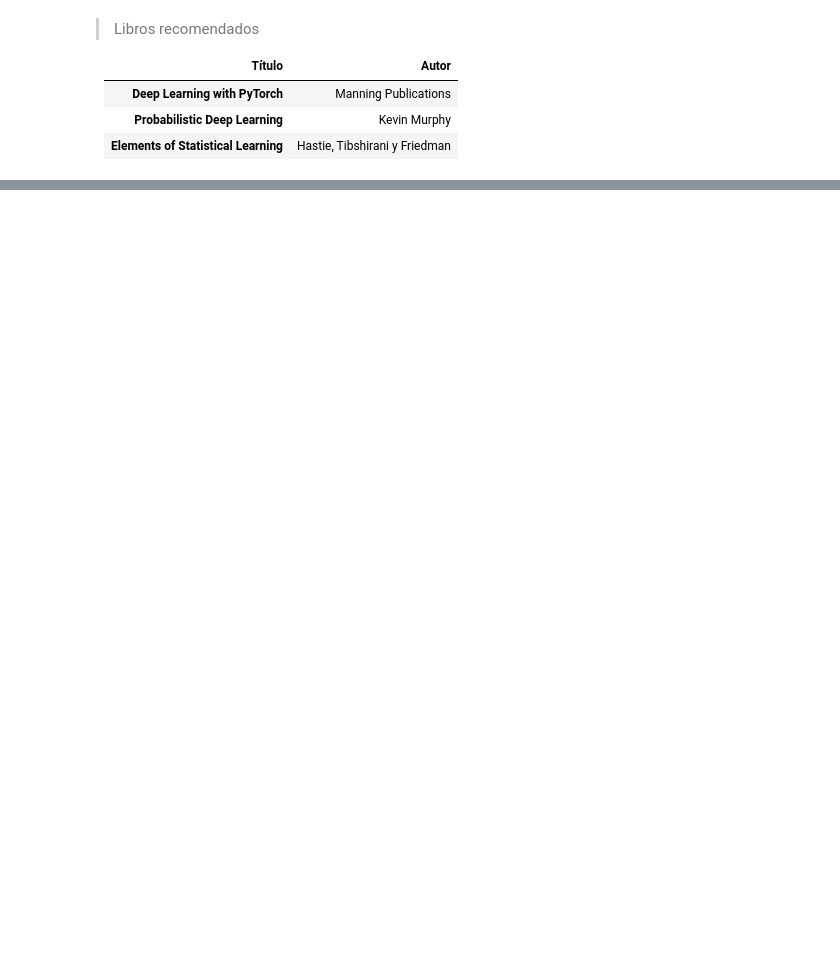
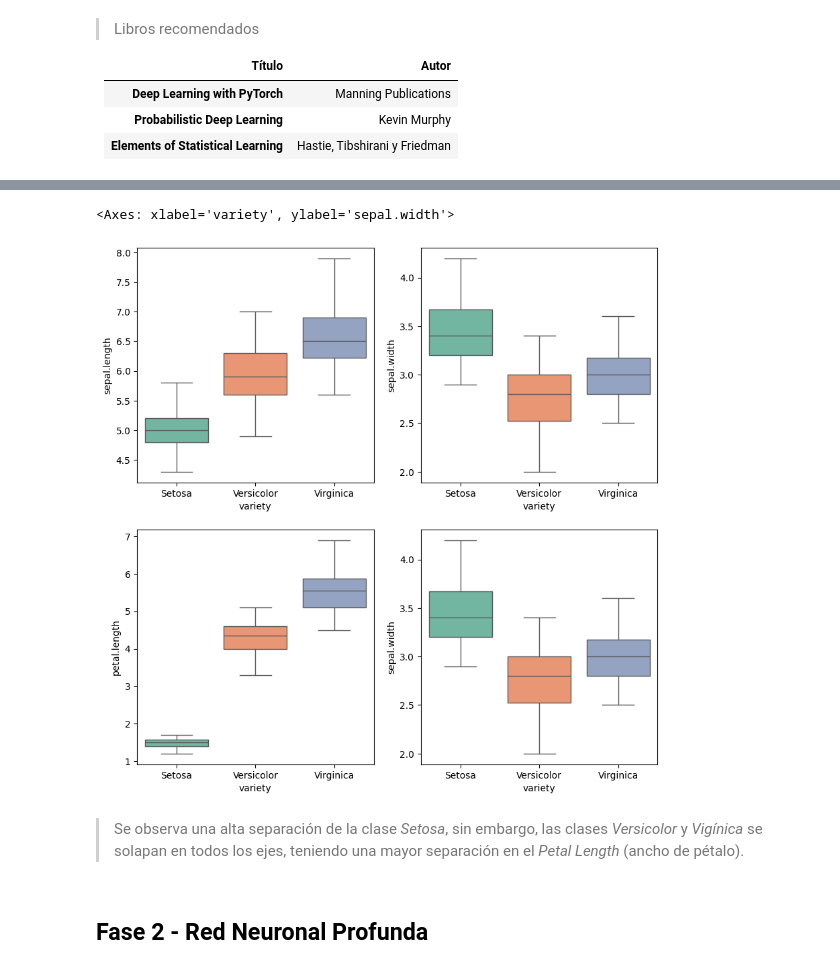
Before and after one commit to dragonnomada/mcmai-tmmii, a Jupyter notebook: Parte II/Exposición 2 - Trabajo Final/Trabajo Final.ipynb, the cells around one changed output, grey strips where cells are left out. Drawn from its saved outputs; the diff is of its cells as text; code cells hidden in the pictures; blank space fills up the shorter version.

Commit message:
Trabajo Final - Caso de Estudio (fases 1 y 2)

```diff
--- a/Parte II/Exposición 2 - Trabajo Final/Trabajo Final.ipynb
+++ b/Parte II/Exposición 2 - Trabajo Final/Trabajo Final.ipynb
@@ -163,0 +187,4 @@ Título | Autor
+# %%
+iris = pandas.read_csv("conjuntos/iris.csv")
+
+iris.head()
@@ -163,0 +206,6 @@ Título | Autor
+# %%
+iris["setosa"] = (iris["variety"] == "Setosa").astype(int)
+iris["versicolor"] = (iris["variety"] == "Versicolor").astype(int)
+iris["virginica"] = (iris["variety"] == "Virginica").astype(int)
+
+iris.sample(20)
@@ -163,0 +230,14 @@ Título | Autor
+# %%
+figure, axis = pyplot.subplots(2, 2, figsize=(10, 10))
+
+seaborn.boxplot(iris, x="variety", y="sepal.length", hue="variety", showfliers=False, ax=axis[0, 0], palette="Set2")
+seaborn.boxplot(iris, x="variety", y="sepal.width", hue="variety", showfliers=False, ax=axis[0, 1], palette="Set2")
+seaborn.boxplot(iris, x="variety", y="petal.length", hue="variety", showfliers=False, ax=axis[1, 0], palette="Set2")
+seaborn.boxplot(iris, x="variety", y="sepal.width", hue="variety", showfliers=False, ax=axis[1, 1], palette="Set2")
+# %% [output]
+<Axes: xlabel='variety', ylabel='sepal.width'>
+[figure, added]
+# %% [markdown]
+> Se observa una alta separación de la clase *Setosa*, sin embargo, las clases *Versicolor* y *Vigínica* se solapan en todos los ejes, teniendo una mayor separación en el *Petal Length* (ancho de pétalo).
+# %% [markdown]
+## Fase 2 - Red Neuronal Profunda
```
Also changed, not shown: parts of 23 cells of this notebook, 2 other files.
